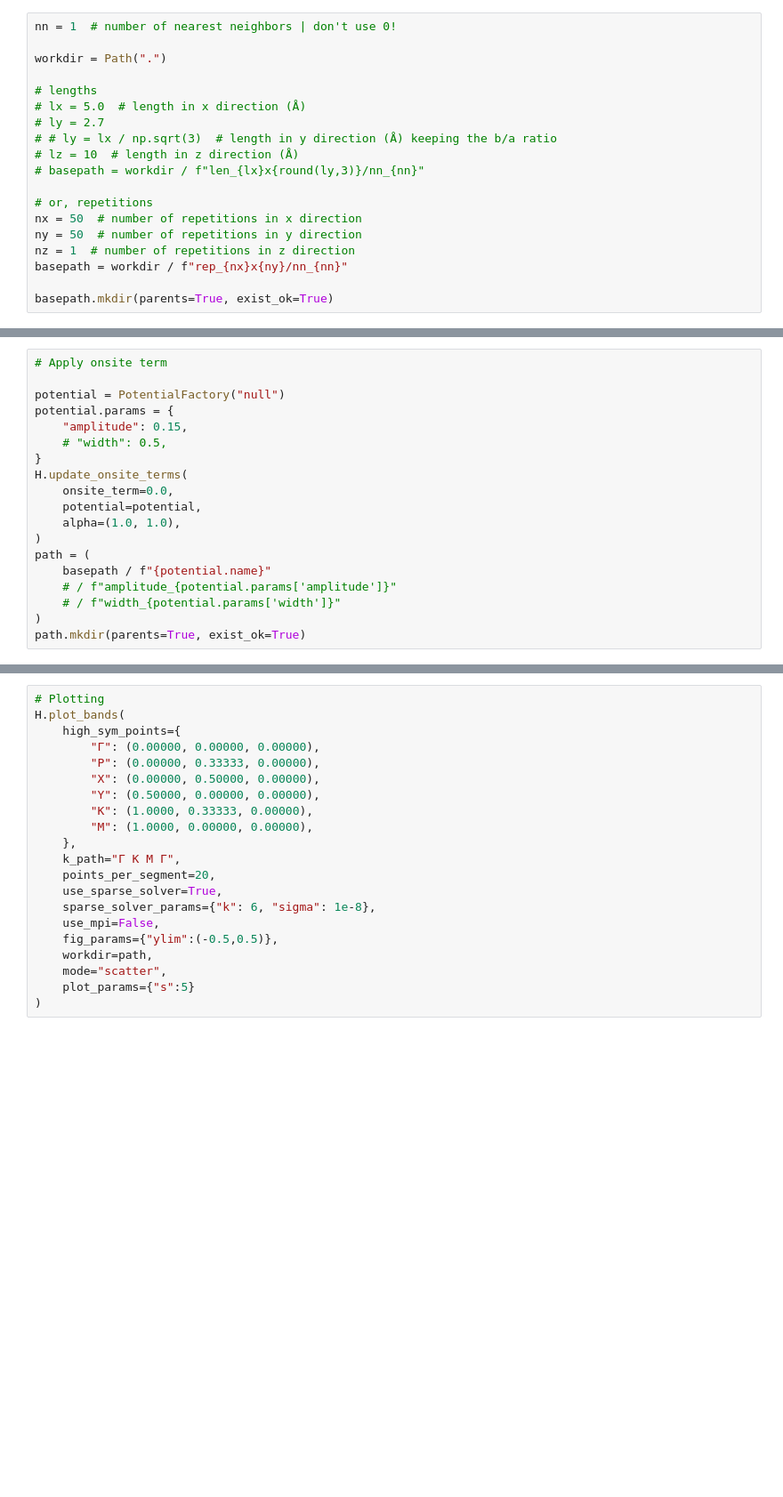
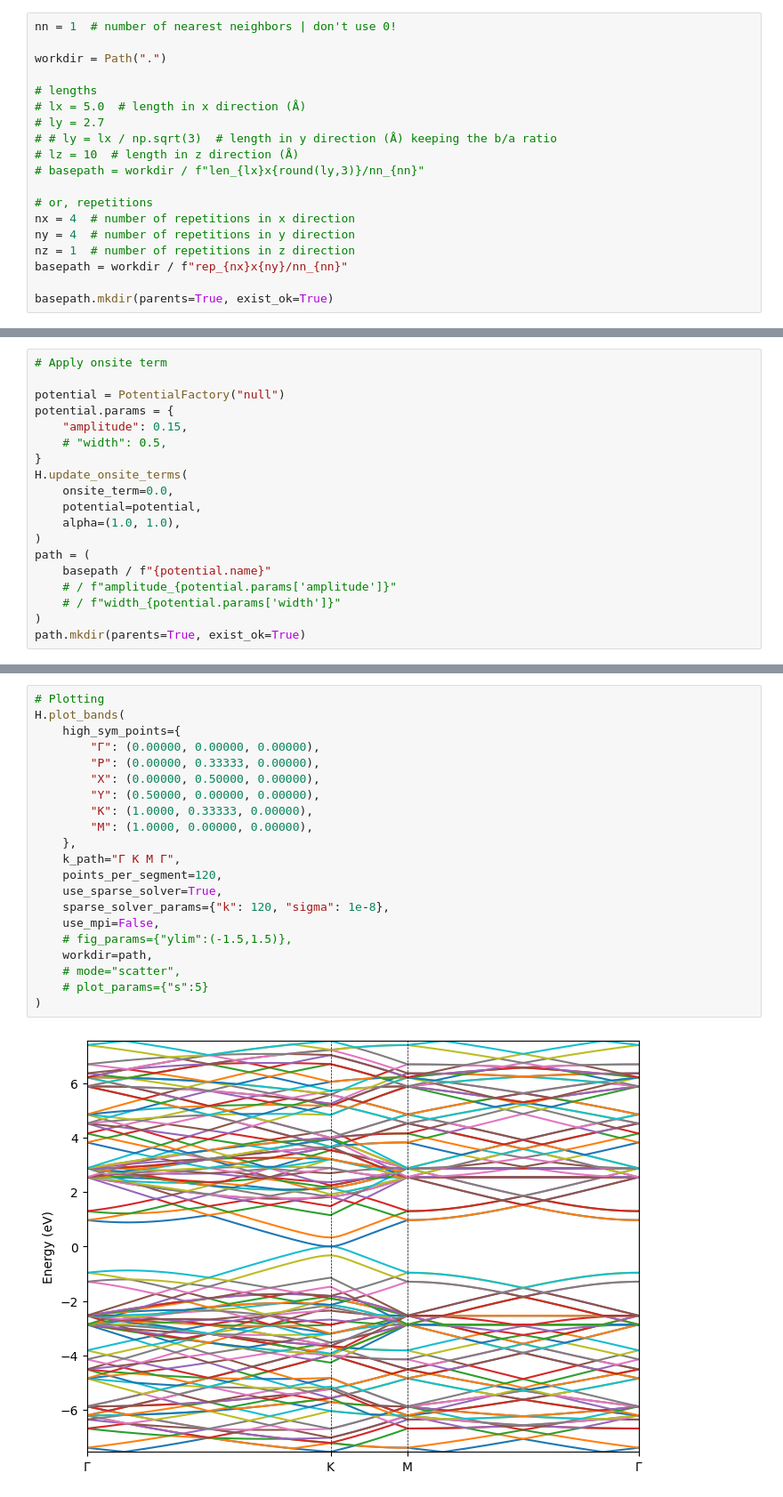
Before and after one commit to aj0337/periodic-potential, a Jupyter notebook: daint/BLG/tb-hamiltonian/executor.ipynb, the cells around one changed output, grey strips where cells are left out. Shown: that part at 89% size. Saved outputs shown, nothing was run; the diff lists cells and outputs as text; blank space fills up the shorter version.

```diff
--- a/daint/BLG/tb-hamiltonian/executor.ipynb
+++ b/daint/BLG/tb-hamiltonian/executor.ipynb
@@ -28,8 +32,8 @@ workdir = Path(".")
 # basepath = workdir / f"len_{lx}x{round(ly,3)}/nn_{nn}"
 
 # or, repetitions
-nx = 50  # number of repetitions in x direction
-ny = 50  # number of repetitions in y direction
+nx = 4  # number of repetitions in x direction
+ny = 4  # number of repetitions in y direction
 nz = 1  # number of repetitions in z direction
 basepath = workdir / f"rep_{nx}x{ny}/nn_{nn}"
 
@@ -84,21 +89,23 @@ H.write_to_file(path)
 # %%
 # Plotting
 H.plot_bands(
     high_sym_points={
         "Γ": (0.00000, 0.00000, 0.00000),
         "P": (0.00000, 0.33333, 0.00000),
         "X": (0.00000, 0.50000, 0.00000),
         "Y": (0.50000, 0.00000, 0.00000),
         "K": (1.0000, 0.33333, 0.00000),
         "M": (1.0000, 0.00000, 0.00000),
     },
     k_path="Γ K M Γ",
-    points_per_segment=20,
+    points_per_segment=120,
     use_sparse_solver=True,
-    sparse_solver_params={"k": 6, "sigma": 1e-8},
+    sparse_solver_params={"k": 120, "sigma": 1e-8},
     use_mpi=False,
-    fig_params={"ylim":(-0.5,0.5)},
+    # fig_params={"ylim":(-1.5,1.5)},
     workdir=path,
-    mode="scatter",
-    plot_params={"s":5}
+    # mode="scatter",
+    # plot_params={"s":5}
 )
+# %% [output]
+[figure, added]
```
Also changed, not shown: parts of 3 cells of this notebook, 33 other files.
